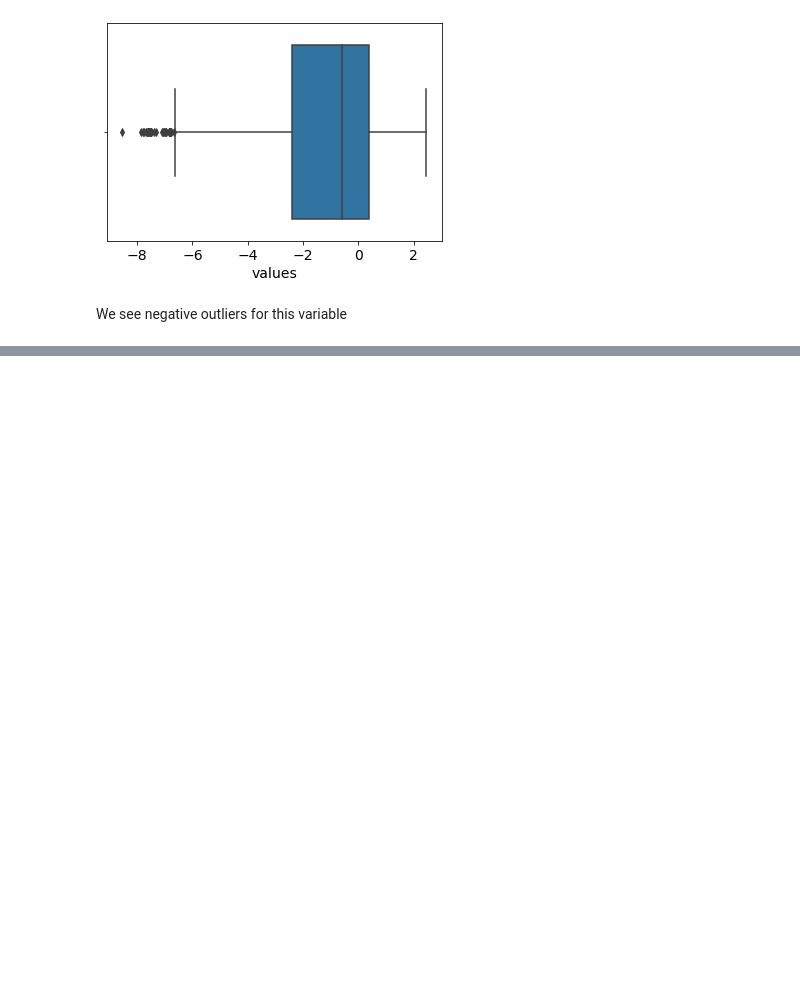
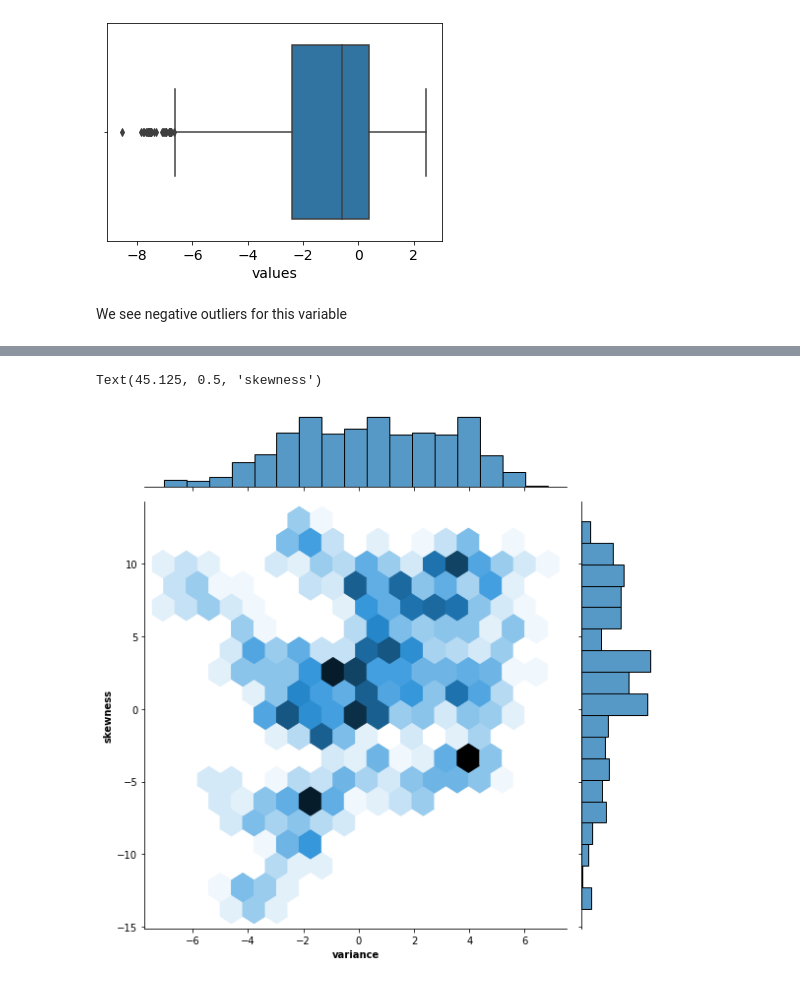
Before and after one commit to lcipolina/ML_Fundamentals, a Jupyter notebook: Exercise_Set_1b.ipynb, the cells around one changed output, grey strips where cells are left out. Drawn from its saved outputs; the diff is of its cells as text; code cells hidden in the pictures; blank space fills up the shorter version.

```diff
--- a/Exercise_Set_1b.ipynb
+++ b/Exercise_Set_1b.ipynb
@@ -182,0 +191,8 @@ We see negative outliers for this variable
+# %%
+# Variance vs Skewness
+h = sns.jointplot(data = df, x=df['variance'], y= df['skewness'], kind = 'hex', height = 8)
+h.ax_joint.set_xlabel('Variance', fontweight = 'bold')
+h.ax_joint.set_ylabel('Skewness',fontweight = 'bold' )
+# %% [output]
+Text(45.125, 0.5, 'skewness')
+[figure, added]
```
Also changed, not shown: parts of 3 cells of this notebook.
